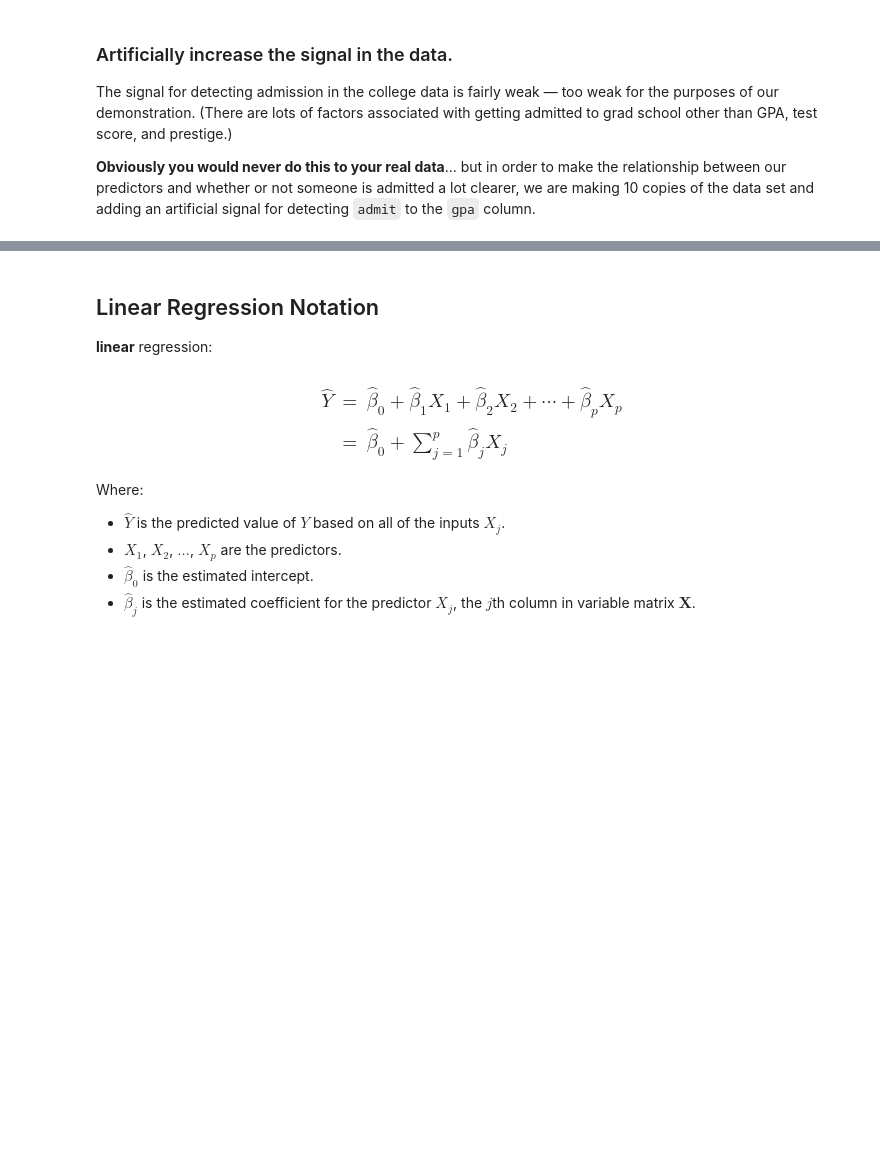
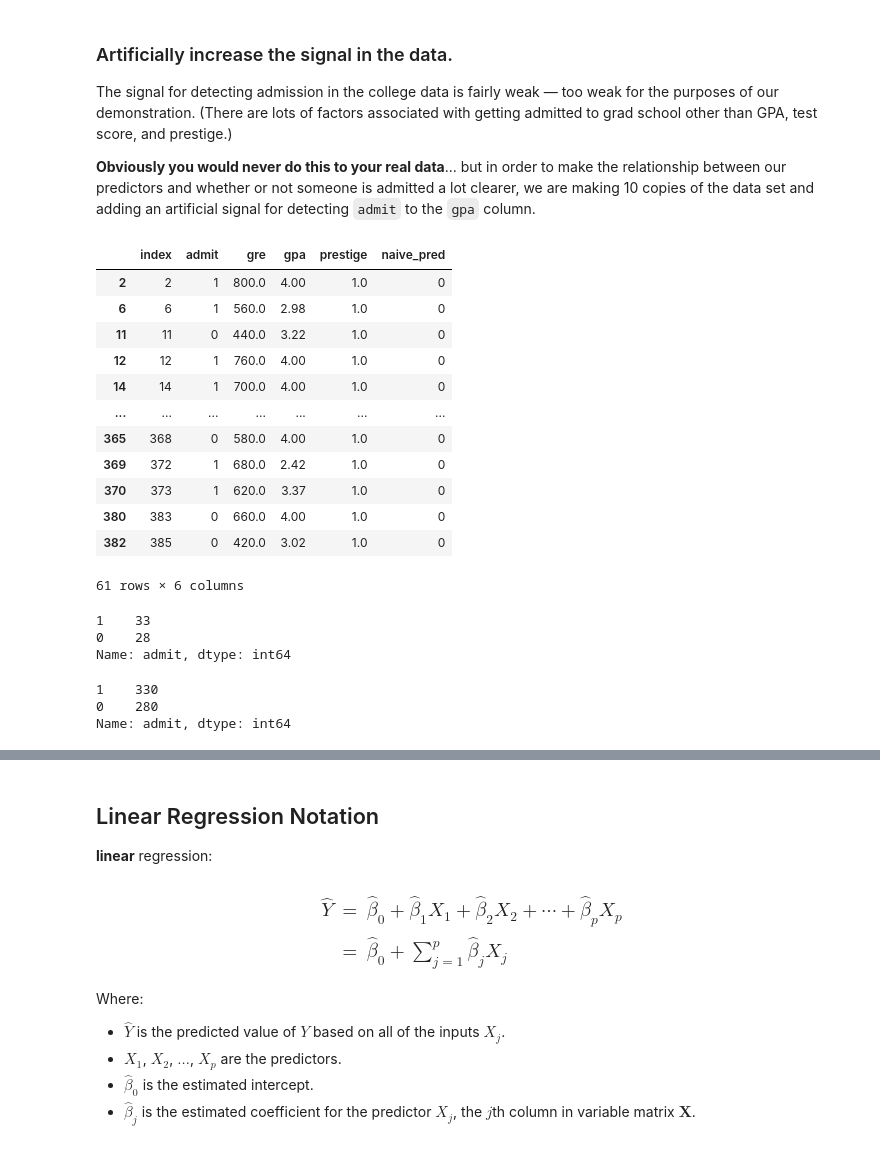
Before and after one commit to PremChandran15/hsbc_data_science, a Jupyter notebook: Logistic/log-reg-starter-code.ipynb, the cells around one changed output, grey strips where cells are left out. Cells and saved outputs as stored; diff of their text form; code cells hidden in the pictures; blank space fills up the shorter version.

```diff
--- a/Logistic/log-reg-starter-code.ipynb
+++ b/Logistic/log-reg-starter-code.ipynb
@@ -93,6 +247,29 @@ The four columns are:
 The signal for detecting admission in the college data is fairly weak — too weak for the purposes of our demonstration. (There are lots of factors associated with getting admitted to grad school other than GPA, test score, and prestige.)
 
 **Obviously you would never do this to your real data**... but in order to make the relationship between our predictors and whether or not someone is admitted a lot clearer, we are making 10 copies of the data set and adding an artificial signal for detecting `admit` to the `gpa` column.
+# %%
+admit = df[df['prestige'] == 1]
+admit
+# %% [output]
+|  | index | admit | gre | gpa | prestige | naive_pred |
+| 2 | 2 | 1 | 800.0 | 4.00 | 1.0 | 0 |
+| 6 | 6 | 1 | 560.0 | 2.98 | 1.0 | 0 |
+| 11 | 11 | 0 | 440.0 | 3.22 | 1.0 | 0 |
+| 12 | 12 | 1 | 760.0 | 4.00 | 1.0 | 0 |
+| 14 | 14 | 1 | 700.0 | 4.00 | 1.0 | 0 |
+| ... | ... | ... | ... | ... | ... | ... |
+| 365 | 368 | 0 | 580.0 | 4.00 | 1.0 | 0 |
+| 369 | 372 | 1 | 680.0 | 2.42 | 1.0 | 0 |
+| 370 | 373 | 1 | 620.0 | 3.37 | 1.0 | 0 |
+| 380 | 383 | 0 | 660.0 | 4.00 | 1.0 | 0 |
+| 382 | 385 | 0 | 420.0 | 3.02 | 1.0 | 0 |
+61 rows × 6 columns
+# %%
+admit['admit'].value_counts()
+# %% [output]
+1    33
+0    28
+Name: admit, dtype: int64
 # %%
 # Grab all rows where prestige = 1.
 
@@ -107,3 +284,9 @@ np.random.seed(42)
 # Again: DO NOT DO THIS IN GENERAL.
 admit.loc[admit['admit'] == 1, 'gpa'] += np.random.random(size=admit[admit.admit == 1].shape[0])
 admit.loc[admit['admit'] == 0, 'gpa'] -= np.random.random(size=admit[admit.admit == 0].shape[0])
+# %%
+admit['admit'].value_counts()
+# %% [output]
+1    330
+0    280
+Name: admit, dtype: int64
```
Also changed, not shown: parts of 38 cells of this notebook.
